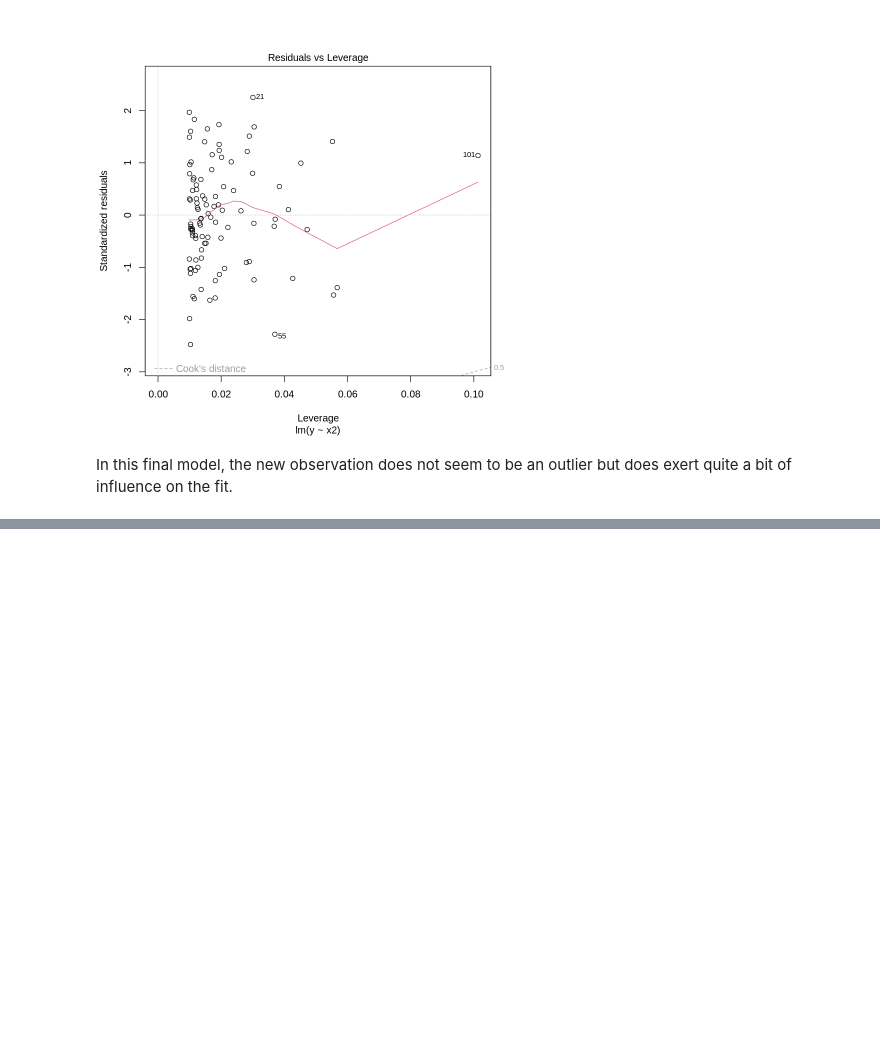
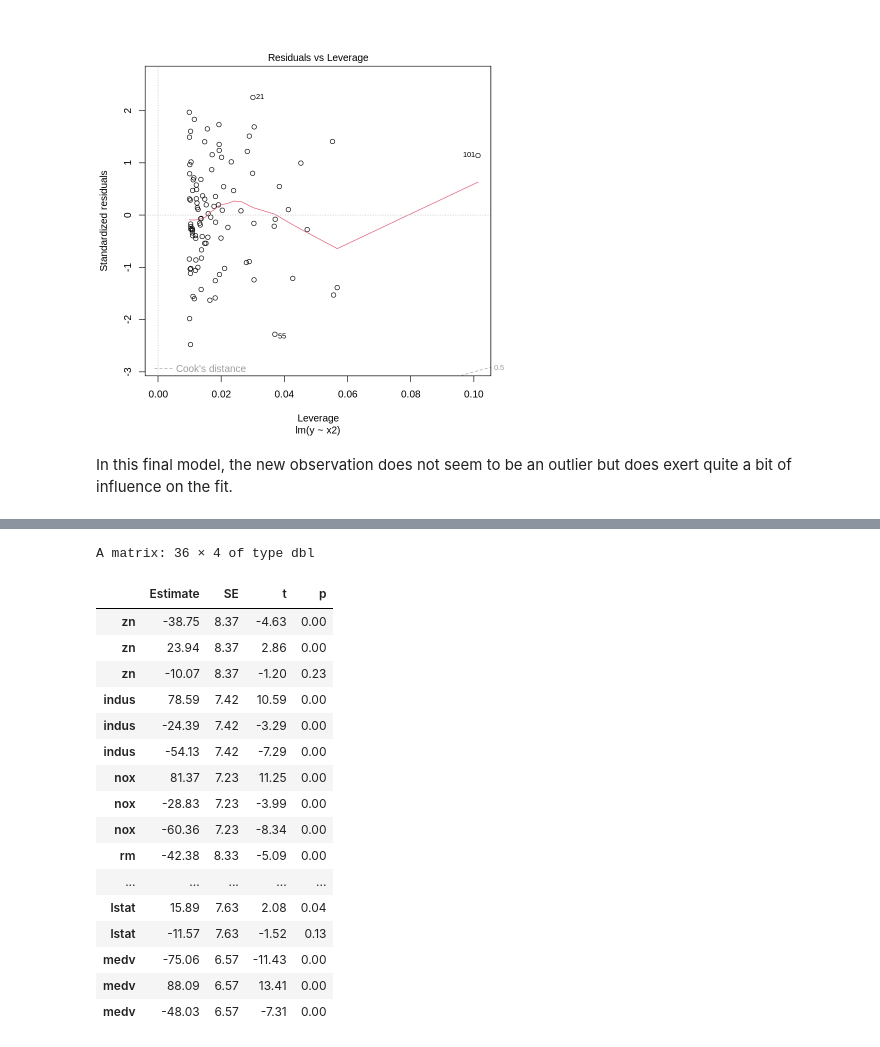
Before and after one commit to nicklausmillican/ISLR_R, a Jupyter notebook: ISLR_R_Ch3.ipynb, the cells around one changed output, grey strips where cells are left out. Saved outputs shown, nothing was run; the diff lists cells and outputs as text; code cells hidden in the pictures; blank space fills up the shorter version.

```diff
--- a/ISLR_R_Ch3.ipynb
+++ b/ISLR_R_Ch3.ipynb
@@ -1371,0 +1597,29 @@ In this final model, the new observation does not seem to be an outlier but does
+# %%
+no_chas <- subset(predictors, select=-chas) # Omitting chas since won't work with polynomial regression
+NLmodels <- lapply(no_chas, function(x) lm(Boston$crim ~ poly(x,3)))
+
+# And look at the coefficients
+NLcoefs <- lapply(NLmodels, function(x) summary(x)$coef[-1,])
+NLcoefs_df <- do.call(rbind, NLcoefs)
+colnames(NLcoefs_df) <- c("Estimate", "SE", "t", "p")
+rownames(NLcoefs_df) <- rep(names(no_chas), each=3)
+round(NLcoefs_df,2)
+# %% [output]
+A matrix: 36 × 4 of type dbl
+|  | Estimate | SE | t | p |
+| zn | -38.75 | 8.37 | -4.63 | 0.00 |
+| zn | 23.94 | 8.37 | 2.86 | 0.00 |
+| zn | -10.07 | 8.37 | -1.20 | 0.23 |
+| indus | 78.59 | 7.42 | 10.59 | 0.00 |
+| indus | -24.39 | 7.42 | -3.29 | 0.00 |
+| indus | -54.13 | 7.42 | -7.29 | 0.00 |
+| nox | 81.37 | 7.23 | 11.25 | 0.00 |
+| nox | -28.83 | 7.23 | -3.99 | 0.00 |
+| nox | -60.36 | 7.23 | -8.34 | 0.00 |
+| rm | -42.38 | 8.33 | -5.09 | 0.00 |
+| ... | ... | ... | ... | ... |
+| lstat | 15.89 | 7.63 | 2.08 | 0.04 |
+| lstat | -11.57 | 7.63 | -1.52 | 0.13 |
+| medv | -75.06 | 6.57 | -11.43 | 0.00 |
+| medv | 88.09 | 6.57 | 13.41 | 0.00 |
+| medv | -48.03 | 6.57 | -7.31 | 0.00 |
```
Also changed, not shown: parts of 15 cells of this notebook.
